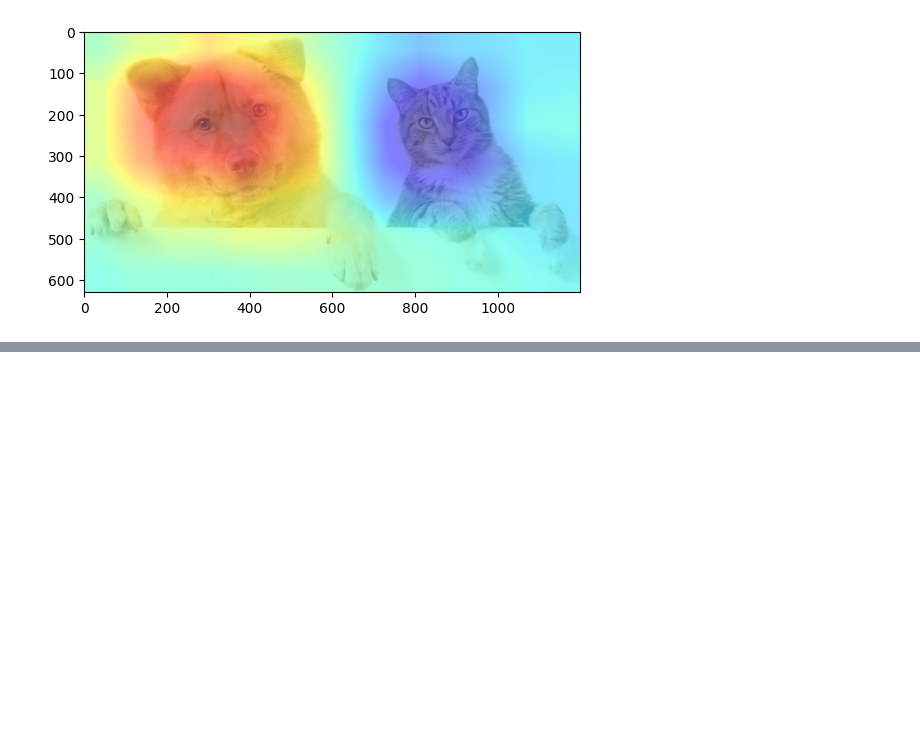
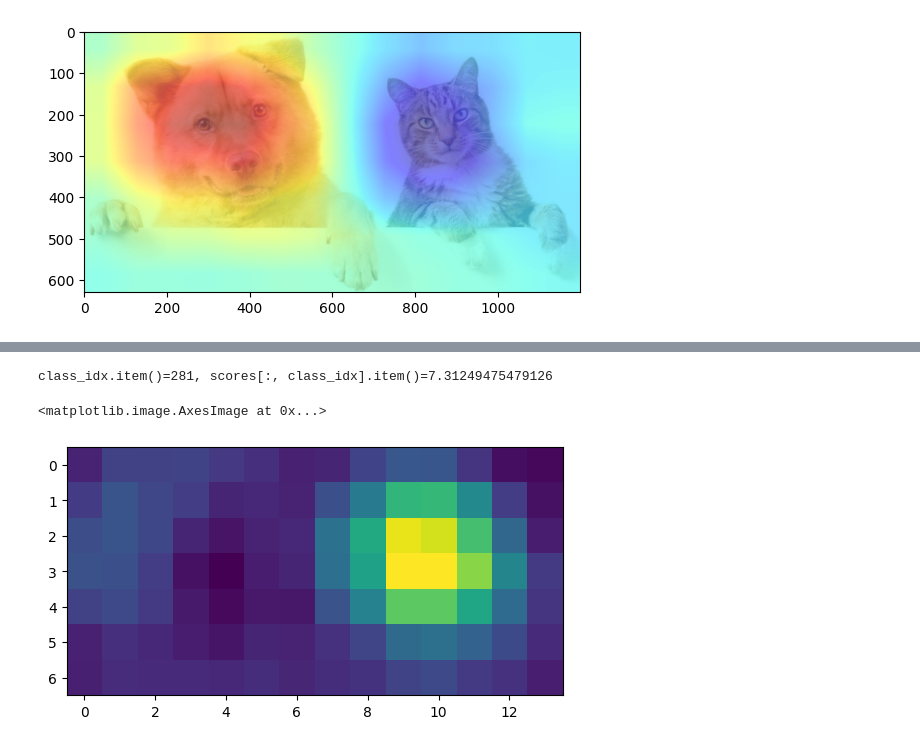
Before and after one commit to tutorials101/gradCAM, a Jupyter notebook: saliency_maps.ipynb, the cells around one changed output, grey strips where cells are left out. Drawn from its saved outputs; the diff is of its cells as text; code cells hidden in the pictures; blank space fills up the shorter version.

Commit message:
gradCAM included

```diff
--- a/saliency_maps.ipynb
+++ b/saliency_maps.ipynb
@@ -81,12 +81,12 @@ def forward_hook(name):
 
 def backward_hook(name):
 
-  def _hook(module, input_grad, output_grad):
+  def _hook(module, input_grad, output_grads):
 
     if name not in hooked_layers:
       hooked_layers[name] = {}
 
-    hooked_layers[name]["out_grad"] = output_grad
+    hooked_layers[name]["out_grad"] = output_grads[0]
 
   return _hook
 # %%
@@ -241,8 +195,0 @@ transform = transforms.Compose([transforms.Resize((256,256)), transforms.ToTenso
-# %%
-weights = models.ResNet50_Weights.IMAGENET1K_V2
-transforms = weights.transforms()
-net = models.resnet50(weights=weights, progress=True)
-# %%
-# forward pass
-
-input = transforms(img)
@@ -251,2 +195,0 @@ tf.to_pil_image(input)
-# %%
-scores = net(input.unsqueeze(0))
@@ -256,0 +196,39 @@ probs.max()
+# %%
+def get_gradcam(input, conv_layer, class_idx=None):
+
+  if isinstance(class_idx, int):
+    class_idx = torch.tensor(class_idx)
+
+  h1 = conv_layer.register_forward_hook(forward_hook("conv_layer"))
+  h2 = conv_layer.register_full_backward_hook(backward_hook("conv_layer"))
+
+  net.eval()
+
+  scores = net(input)
+
+  if not class_idx:
+    class_idx = torch.argmax(scores)
+
+  class_score = scores[:, class_idx]
+  class_score.backward()
+
+  h1.remove()
+  h2.remove()
+
+  Z = hooked_layers["conv_layer"]["out"][0]
+  w = hooked_layers["conv_layer"]["out_grad"][0].mean(dim=[1,2], keepdims=True)
+
+  gradcam = (Z*w).sum(dim=[0])
+
+  print(f"{class_idx.item()=}, {scores[:, class_idx].item()=}")
+
+  return gradcam.detach().numpy()
+
+
+
+gradcam = get_gradcam(input.unsqueeze(0), net.layer4[1].conv2) # if interested, we can pass it to a ReLU to only focus on the positive influence
+plt.imshow(gradcam)
+# %% [output]
+class_idx.item()=281, scores[:, class_idx].item()=7.31249475479126
+<matplotlib.image.AxesImage at 0x...>
+[figure, added]
```
Also changed, not shown: parts of 24 cells of this notebook.
